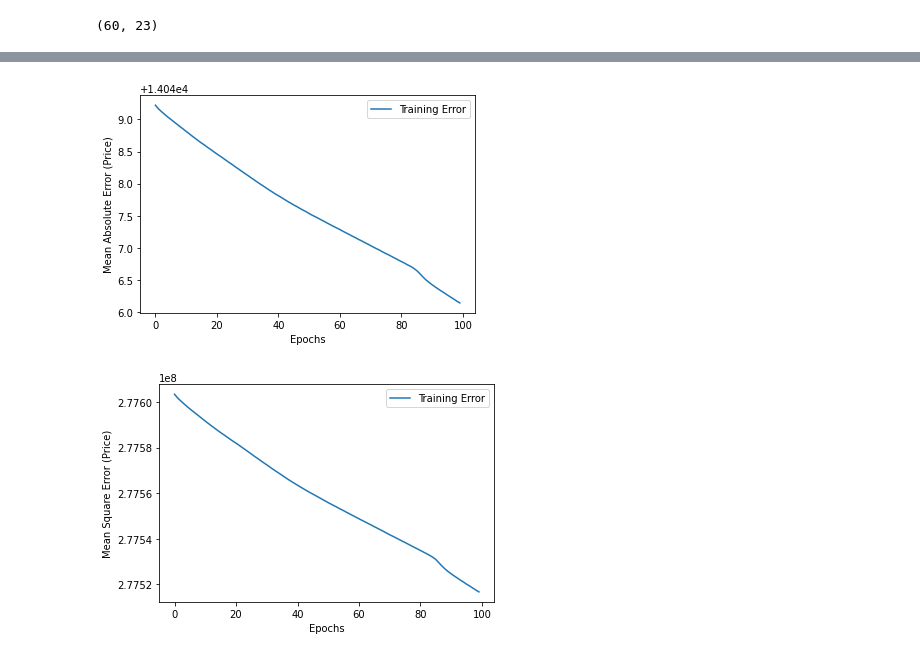
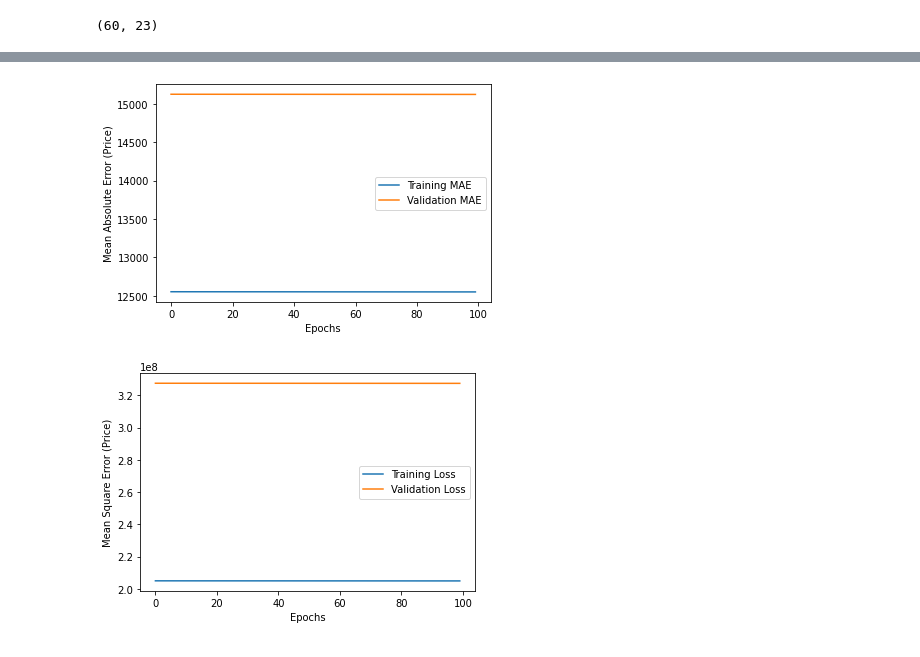
Before and after one commit to SyedHuzaifa007/PIAIC-Deep-Learning-Assignment, a Jupyter notebook: Car_Price_Prediction_assignment.ipynb, the cells around one changed output, grey strips where cells are left out. Drawn from its saved outputs; the diff is of its cells as text; code cells hidden in the pictures.

```diff
--- a/Car_Price_Prediction_assignment.ipynb
+++ b/Car_Price_Prediction_assignment.ipynb
@@ -217,6 +206,6 @@ df
 # %%
 # Splitting The Dataset Into Training and Testing Data
-train_data = df.iloc[:145,:]
+train_data = df.iloc[:144,:]
 train_data
 # %% [output]
 |  | fueltype | aspiration | doornumber | carbody | drivewheel | enginelocation | wheelbase | carlength | carwidth | ... |
@@ -351,6 +269,6 @@ train_mean = np.mean(train_data, axis=0)
 # Finding Standard Deviation
 train_std = np.std(train_data, axis=0)
 # Formula Used : Data - Mean / Standard Deviation
-normal_train_data = (train_data-train_mean) / train_std
-normal_test_data = (test_data-train_mean) / train_std
+train_data = (train_data-train_mean) / train_std
+test_data = (test_data-train_mean) / train_std
 # %%
@@ -379,11 +293,11 @@ normal_test_data.tail()
 # Making Model
 
 model = tf.keras.models.Sequential()
-model.add(Dense(15, activation = 'relu', input_shape=(22,)))
+model.add(Dense(12, activation = 'relu', input_shape=[len(train_data.keys())]))
 model.add(Dense(10, activation='relu'))
 model.add(Dense(8, activation = 'relu'))
 model.add(Dense(6, activation = 'sigmoid'))
 model.add(Dense(5))
-model.compile(optimizer = 'rmsprop', loss = 'mse', metrics = ['mae'])
+model.compile(optimizer = 'rmsprop', loss = 'mse', metrics = ['mse', 'mae'])
 model.summary()
 # %% [output]
@@ -407,4 +321,4 @@ Non-trainable params: 0
 _________________________________________________________________
 # %%
 # Training Model on Train Data
-history = model.fit(normal_train_data, train_labels, epochs=100)
+history = model.fit(train_data, train_labels, epochs=100, verbose = 0, validation_split= 0.2)
@@ -469,23 +337,24 @@ Mean Absolute Error: 11406.9248046875
 # %%
-# plotting loss on validation data
-# plotting loss on validation data
+# Plotting Loss
 def history_plot(history):
   # For Mean Absolute Error
   plt.figure()
   plt.xlabel('Epochs')
   plt.ylabel('Mean Absolute Error (Price)')
-  plt.plot(history_df['epochs'], history_df['mae'], label = 'Training Error')
+  plt.plot(history_df['epochs'], history_df['mae'], label = 'Training MAE')
+  plt.plot(history_df['epochs'], history_df['val_mae'], label = 'Validation MAE')
   plt.legend()
   # For Mean Squared Error
   plt.figure()
   plt.xlabel('Epochs')
   plt.ylabel('Mean Square Error (Price)')
-  plt.plot(history_df['epochs'], history_df['loss'], label = 'Training Error')
+  plt.plot(history_df['epochs'], history_df['loss'], label = 'Training Loss')
+  plt.plot(history_df['epochs'], history_df['val_mse'], label = 'Validation Loss')
   plt.legend()
 
-history_plot(history)
+history_plot(history_df)
 # %% [output]
-[figure, old version]
+[figure, new version]
-[figure, old version]
+[figure, new version]
 # %%
 # Making Predictions On Test Data
```
Also changed, not shown: parts of 45 cells of this notebook.
